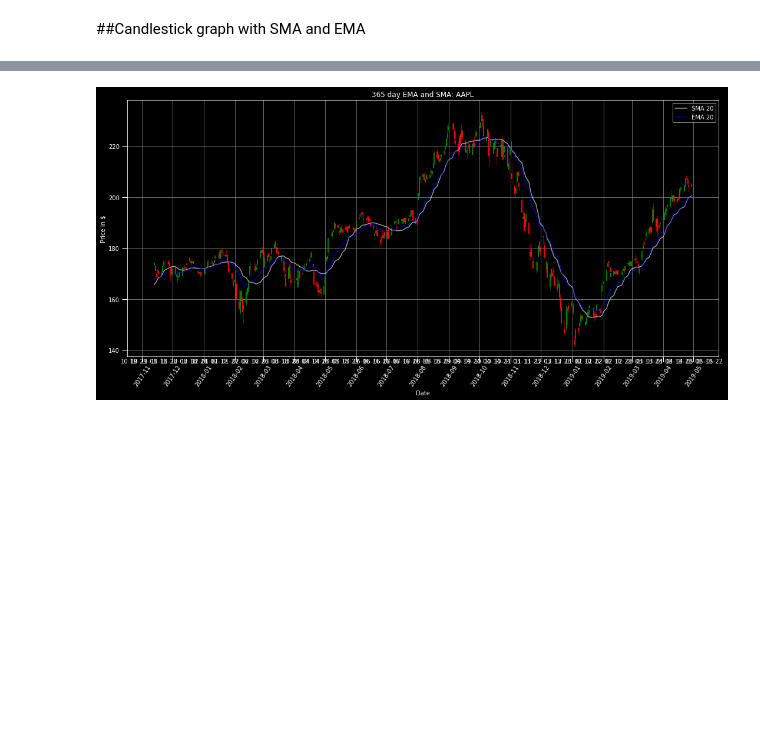
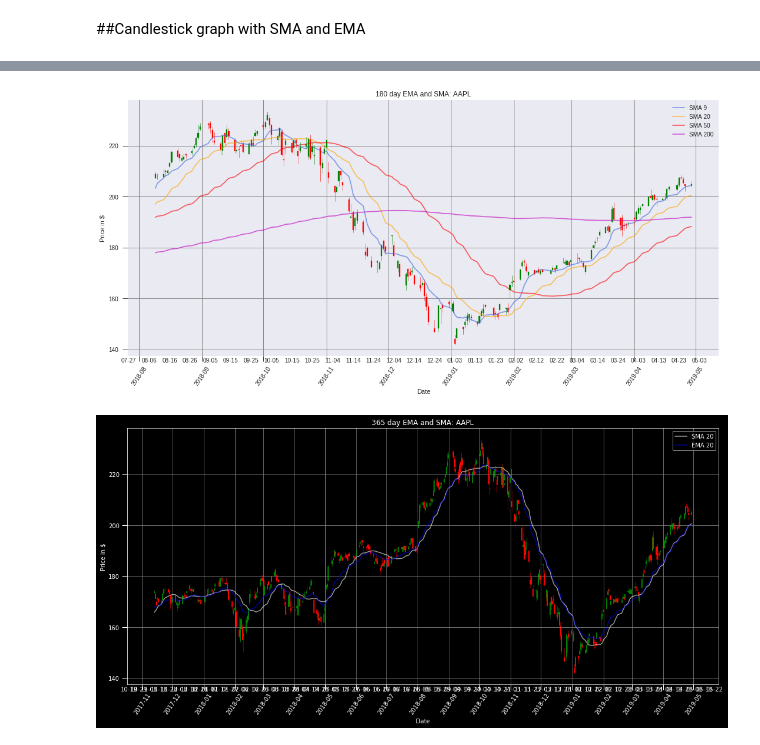
Before and after one commit to nicknovoa03/Stock-trader, a Jupyter notebook: analysis.ipynb, the cells around one changed output, grey strips where cells are left out. Saved outputs shown, nothing was run; the diff lists cells and outputs as text; code cells hidden in the pictures; blank space fills up the shorter version.

```diff
--- a/analysis.ipynb
+++ b/analysis.ipynb
@@ -59,6 +61,8 @@ def calcSMA(period):
     temp[sym] = sma
   return temp
 
+sma9 = calcSMA(9)
+
 sma10 = calcSMA(10)
 
 sma20 = calcSMA(20)
@@ -66,6 +70,8 @@ sma20 = calcSMA(20)
 sma50 = calcSMA(50)
 
 sma100 = calcSMA(100)
+
+sma200 = calcSMA(200)
 # %% [markdown]
 ##calculate the Exponential Moving Average
 * return a dictionay where each key is the symbol and the value is a pandas DataFrame with the exponential moving averages for each day
@@ -157,0 +124,73 @@ Successfully installed mpl-finance-0.10.0
+# %%
+
+#import seaborn as sns
+#sns.set_style('white')
+#plt.style.use('seaborn')
+#plt.style.use('dark_background')
+
+
+#symbol and period of time to display
+symbol = 'AAPL'
+period = 180
+title = str(period) + ' day EMA and SMA: '+ symbol
+
+#take respective stock info
+df = dfdic[symbol].tail(period).copy()
+
+#convert dates to numbers
+df['Date'] = pd.to_datetime(df['Date'])
+df["Date"] = df["Date"].apply(mdates.date2num)
+
+#copy only OHLC
+ohlc= df[['Date', 'Open', 'High', 'Low','Close']].copy()
+
+#get last n days
+ohlc.tail(period)
+
+#create ploting area
+f1, ax = plt.subplots(figsize = (18,8))
+
+#set xaxis label
+ax.xaxis.set_major_formatter(mdates.DateFormatter('%Y-%m'))
+ax.xaxis.set_minor_formatter(mdates.DateFormatter('%m-%d'))
+ax.xaxis.set_major_locator(mdates.MonthLocator(interval=1))
+ax.xaxis.set_minor_locator(mdates.DayLocator(interval=10))
+
+ax.tick_params(which='major',width=1.0, length=9)
+ax.tick_params(which='minor',width=.75, length=0)
+
+#get SMA and EMA from Dictionary
+ohlc['SMA 9'] = sma9[symbol].tail(period).values
+ohlc['SMA 20'] = sma20[symbol].tail(period).values
+ohlc['SMA 50'] = sma50[symbol].tail(period).values
+ohlc['SMA 200'] = sma200[symbol].tail(period).values
+
+
+#plot EMA and SMA
+ax.plot(ohlc['Date'], ohlc['SMA 9'], color='royalblue', label='SMA 9', alpha=.6)
+ax.plot(ohlc['Date'], ohlc['SMA 20'], color='orange', label='SMA 20', alpha=.6)
+ax.plot(ohlc['Date'], ohlc['SMA 50'], color='r', label='SMA 50', alpha=.6)
+ax.plot(ohlc['Date'], ohlc['SMA 200'], color='m', label='SMA 200', alpha=.6)
+
+
+#plot OHLC
+candlestick_ohlc(ax, ohlc.values, width=0.6, colorup='g',colordown='r')
+
+#legend and axis names
+ax.legend(loc='best')
+ax.set_ylabel('Price in $')
+ax.set_xlabel('Date')
+
+#show grid
+ax.grid(color='grey')
+
+plt.xticks(rotation=55)
+plt.title(title)
+print('SMA 9: $',round(float(ohlc['SMA 9'].tail(1).values),3),sep='')
+print('SMA 20: $',round(float(ohlc['SMA 20'].tail(1).values),3),sep='')
+print('SMA 50: $',round(float(ohlc['SMA 50'].tail(1).values),3),sep='')
+print('SMA 200: $',round(float(ohlc['SMA 200'].tail(1).values),3),sep='')
+
+
+plt.show()
+# %% [output]
@@ -158 +201,2 @@ Successfully installed mpl-finance-0.10.0
+[figure, added]
 # %%
```
Also changed, not shown: parts of 9 cells of this notebook.
